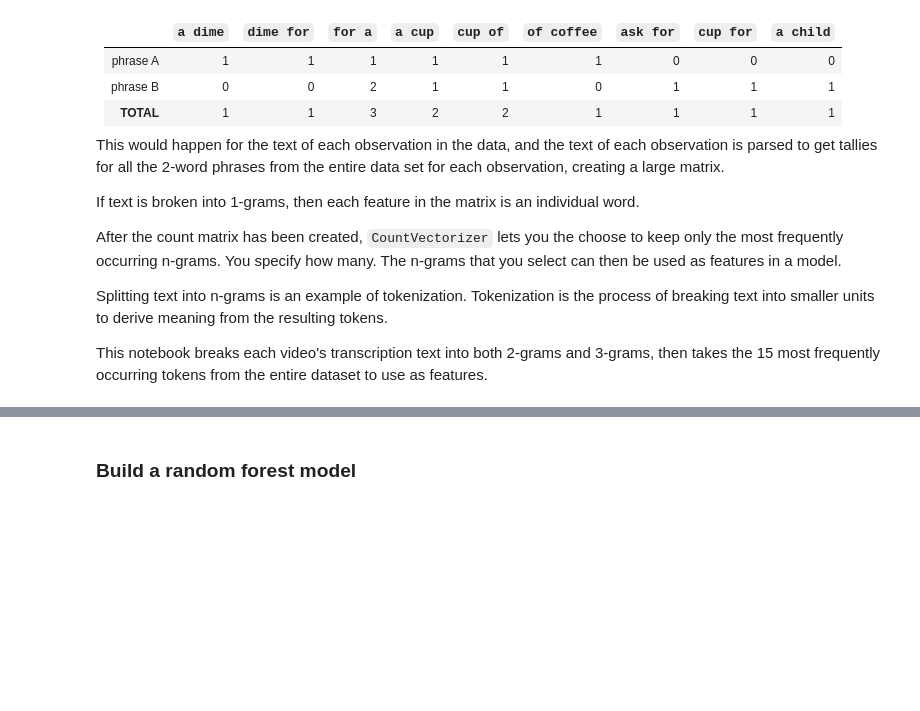
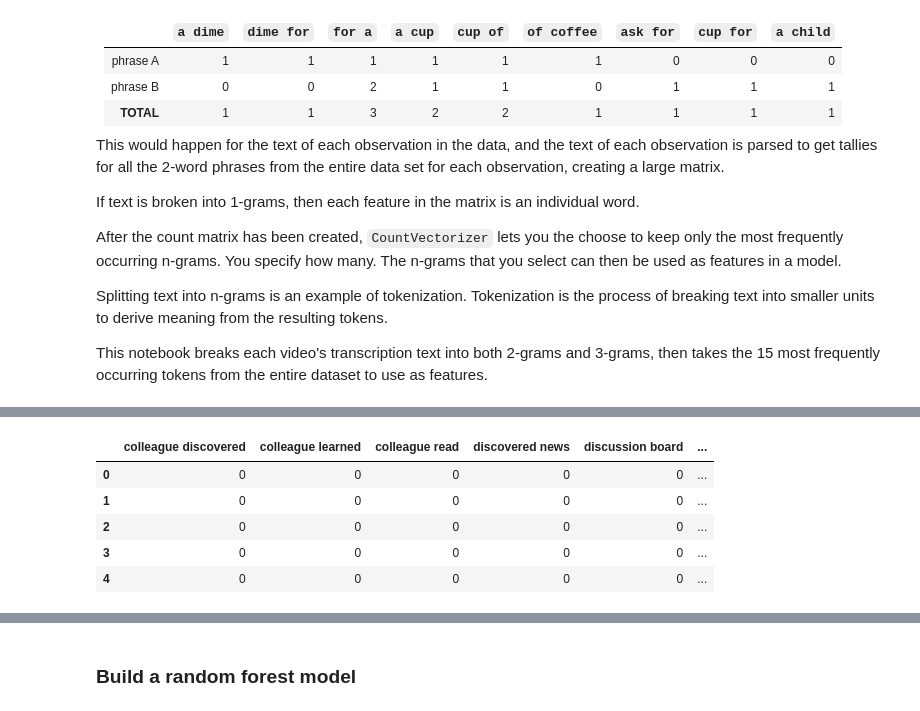
Before and after one commit to pakkaii/resume, a Jupyter notebook: Course 6 Proj/Activity_Course 6 TikTok project lab.ipynb, the cells around one changed output, grey strips where cells are left out. Cells and saved outputs as stored; diff of their text form; code cells hidden in the pictures; blank space fills up the shorter version.

```diff
--- a/Course 6 Proj/Activity_Course 6 TikTok project lab.ipynb
+++ b/Course 6 Proj/Activity_Course 6 TikTok project lab.ipynb
@@ -417,3 +418,9 @@ After the count matrix has been created, `CountVectorizer` lets you the choose t
 Splitting text into n-grams is an example of tokenization. Tokenization is the process of breaking text into smaller units to derive meaning from the resulting tokens.
 
 This notebook breaks each video's transcription text into both 2-grams and 3-grams, then takes the 15 most frequently occurring tokens from the entire dataset to use as features.
+# %%
+# Set up a `CountVectorizer` object, which converts a collection of text to a matrix of token counts
+count_vec = CountVectorizer(ngram_range=(2, 3),
+                            max_features=15,
+                            stop_words='english')
+count_vec
@@ -419,0 +431,4 @@ This notebook breaks each video's transcription text into both 2-grams and 3-gra
+# %%
+# Extract numerical features from `video_transcription_text` in the training set
+count_data = count_vec.fit_transform(X_train['video_transcription_text']).toarray()
+count_data
@@ -419,0 +443,13 @@ This notebook breaks each video's transcription text into both 2-grams and 3-gra
+# %%
+# Place the numerical representation of `video_transcription_text` from training set into a dataframe
+count_df = pd.DataFrame(data=count_data, columns=count_vec.get_feature_names_out())
+
+# Display first few rows
+count_df.head()
+# %% [output]
+|  | colleague discovered | colleague learned | colleague read | discovered news | discussion board | ... |
+| 0 | 0 | 0 | 0 | 0 | 0 | ... |
+| 1 | 0 | 0 | 0 | 0 | 0 | ... |
+| 2 | 0 | 0 | 0 | 0 | 0 | ... |
+| 3 | 0 | 0 | 0 | 0 | 0 | ... |
+| 4 | 0 | 0 | 0 | 0 | 0 | ... |
```
Also changed, not shown: parts of 15 cells of this notebook.
